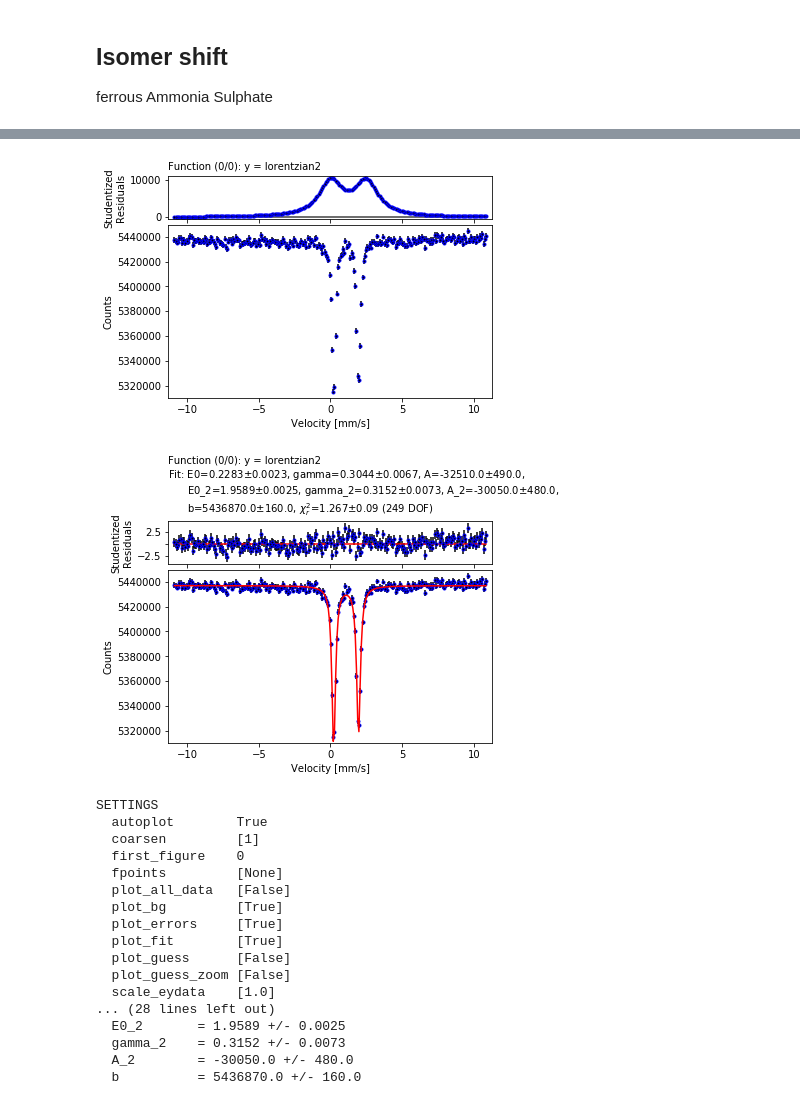
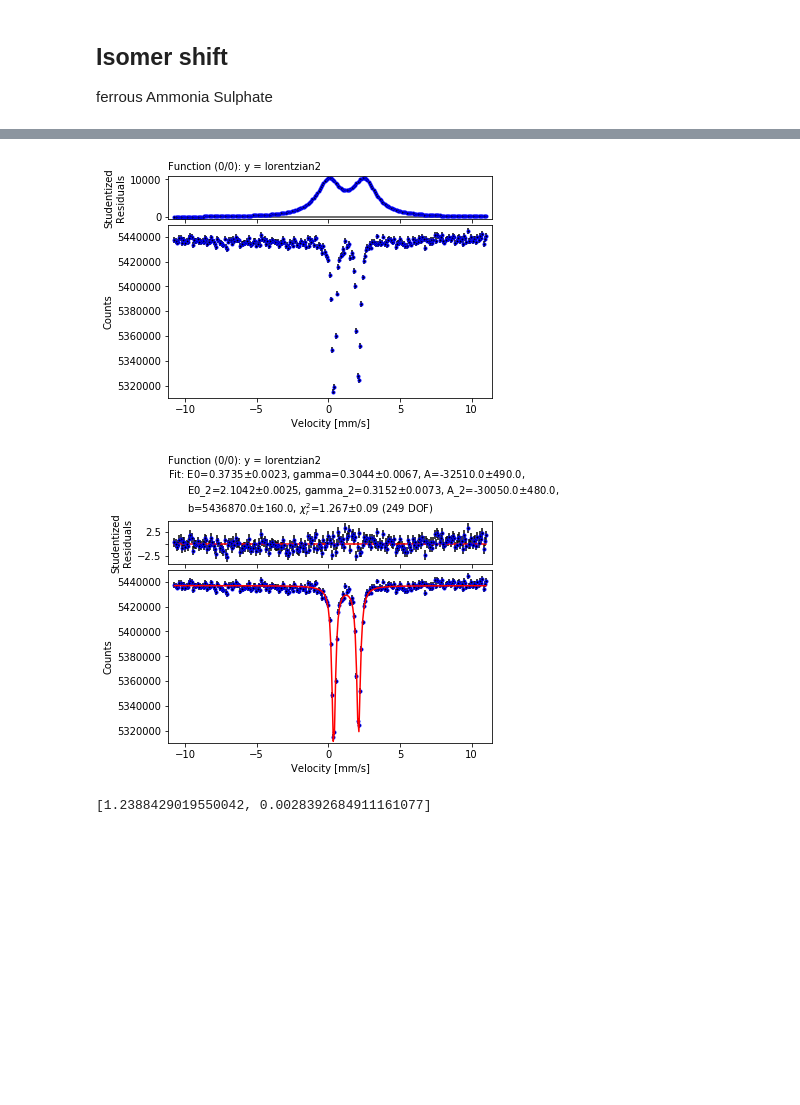
Before and after one commit to eklem1/ModernLab, a Jupyter notebook: Isomer_Quad.ipynb, the cells around one changed output, grey strips where cells are left out. Drawn from its saved outputs; the diff is of its cells as text; code cells hidden in the pictures; blank space fills up the shorter version.

```diff
--- a/Isomer_Quad.ipynb
+++ b/Isomer_Quad.ipynb
@@ -117,16 +114,17 @@ dataR = [data[0][256:512], data[1][256:512], ydataerr[256:512]]
 # print(len(dataR[0]), len(dataL[0]))
 # data[0][511]
 # %%
-# my_fitter = s.data.fitter()
-# my_fitter.set(style_data = [{'marker': '.', 'color': 'black', 'ls': '', 'mec': 'b'}]\
-#               , plot_guess=False, fpoints=None, xlabel = "Channels" , ylabel = "Counts")
+my_fitter = s.data.fitter()
+my_fitter.set(style_data = [{'marker': '.', 'color': 'black', 'ls': '', 'mec': 'b'}]\
+              , plot_guess=False, fpoints=None, xlabel = "Channels" , ylabel = "Counts")
 
-# guess = 'E0=326,gamma=5,A=-2e6, E0_2=346, gamma_2=5, A_2=-2e6, E0_3=376, gamma_3=2, A_3=-1e6, E0_4=396, gamma_4=2, A_4=-1e6, E0_5=416, gamma_5=5, A_5=-2e6, E0_6=446, gamma_6=5, A_6=-2e6, b=4.8e6'
+# (E, center, dist, gamma, A, center_2, dist_2, gamma_2, A_2, center_3, dist_3, gamma_3, A_3, gamma_4, gamma_5, gamma_6, b)
+guess = 'center=129, dist=10, gamma=3, A=-2e6, center_2=129, dist_2=40, gamma_2=5, A_2=-2e6, center_3=129, dist_3 = 60, gamma_3=2, A_3=-1e6, b=4.8e6'
 
-# my_fitter.set_functions(f=lorentzian6, p=guess)
+my_fitter.set_functions(f=lorentzian6const, p=guess)
 
-# my_fitter.set_data(xdata=dataR[0], ydata=dataR[1], eydata=dataR[2])
-# my_fitter.fit()
-# my_fitter.print_fit_parameters()
+my_fitter.set_data(xdata=dataL[0], ydata=dataL[1], eydata=dataL[2])
+my_fitter.fit()
+my_fitter.print_fit_parameters()
 
 # resultsRS = getFits_lor(my_fitter, 5)
@@ -264,13 +238,13 @@ dataL = [data[0][0:256], data[1][0:256], ydataerr[0:256]]
 foldD = fold(data[1], ydataerr)
 foldedData = [data[0][0:256], foldD[0], foldD[1]]
 # %%
-# # lorentzian2 - for fitting 2
-# my_fitter = s.data.fitter()
-# my_fitter.set(style_data = [{'marker': '.', 'color': 'black', 'ls': '', 'mec': 'b'}]\
-#               , plot_guess=False, fpoints=None, xlabel = "Channels" , ylabel = "Counts")
-# # help(s.data.fitter)
+# lorentzian2 - for fitting 2
+my_fitter = s.data.fitter()
+my_fitter.set(style_data = [{'marker': '.', 'color': 'black', 'ls': '', 'mec': 'b'}]\
+              , plot_guess=False, fpoints=None, xlabel = "Channels" , ylabel = "Counts")
+# help(s.data.fitter)
 
-# my_fitter.set_functions(f=lorentzian2, p='E0=130,gamma=5,A=-2300,E0_2=382,gamma_2=5,A_2=-2300,b=58000')
-# my_fitter.set_data(xdata=data[0], ydata=data[1], eydata=ydataerr)
-# my_fitter.fit()
-# my_fitter.print_fit_parameters()
+my_fitter.set_functions(f=lorentzian2, p='E0=130,gamma=5,A=-2300,E0_2=382,gamma_2=5,A_2=-2300,b=58000')
+my_fitter.set_data(xdata=data[0], ydata=data[1], eydata=ydataerr)
+my_fitter.fit()
+my_fitter.print_fit_parameters()
@@ -285,36 +270,28 @@ foldedData = [data[0][0:256], foldD[0], foldD[1]]
 # %%
 #unfolded fit - LHS of SSfoil
 velocities = chan_to_velo(dataL[0], m, b)
 
 my_fitter = s.data.fitter()
 my_fitter.set(style_data = [{'marker': '.', 'color': 'black', 'ls': '', 'mec': 'b'}]\
               , plot_guess=False, fpoints=None, xlabel = "Velocity [mm/s]" , ylabel = "Counts")
 # help(s.data.fitter)
 
 my_fitter.set_functions(f=lorentzian2, p='E0=0,gamma=2,A=-5.3e6, E0_2=2.5, gamma_2=2, A_2=-5.3e6, b=5.4e6')
 
 my_fitter.set_data(xdata=velocities, ydata=dataL[1], eydata=dataL[2])
 my_fitter.fit()
 # print(my_fitter.get_fit_results())
 
-# resultsLS = getFits_lor(my_fitter, 0)
+results = [getFits_lor(my_fitter, 0), getFits_lor(my_fitter, 1)]
 # %% [output]
-[figure, old version]
+[figure, new version]
-[figure, old version]
+[figure, new version]
-SETTINGS
-  autoplot        True
-  coarsen         [1]
-  first_figure    0
-  fpoints         [None]
-  plot_all_data   [False]
-  plot_bg         [True]
-  plot_errors     [True]
-  plot_fit        [True]
-  plot_guess      [False]
-  plot_guess_zoom [False]
-  scale_eydata    [1.0]
-... (28 lines left out)
-  E0_2       = 1.9589 +/- 0.0025
-  gamma_2    = 0.3152 +/- 0.0073
-  A_2        = -30050.0 +/- 480.0
-  b          = 5436870.0 +/- 160.0
+# %%
+#get center (is this the isomer shift?)
+peak1 = results[0][0]
+peak2 = results[1][0]
+
+center = average(peak2, peak1, peak1)
+print(center)
+# %% [output]
+[1.2388429019550042, 0.0028392684911161077]
```
Also changed, not shown: parts of 7 cells of this notebook, 2 other files.
